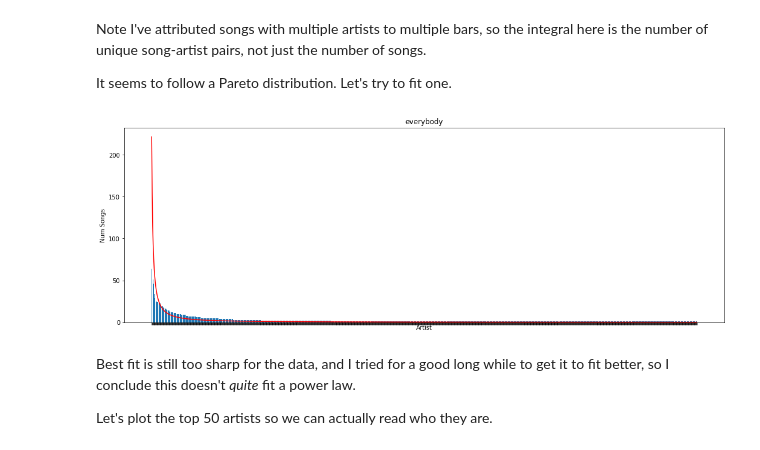
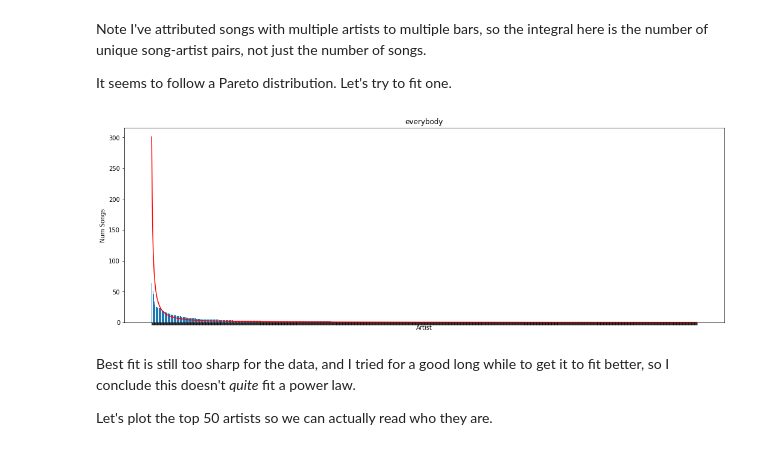
Before and after one commit to pavelkomarov/exportify, a Jupyter notebook: taste_analysis.ipynb, the cells around one changed output. Cells and saved outputs as stored; diff of their text form; code cells hidden in the pictures.

```diff
--- a/taste_analysis.ipynb
+++ b/taste_analysis.ipynb
@@ -60,7 +60,7 @@ for i,song in data.iterrows():
 
 # sort for histogram
 artists = pandas.DataFrame(artists.items(), columns=['Artist', 'Num Songs']
-                          ).sort_values('Num Songs', ascending=False)
+                          ).sort_values('Num Songs', ascending=False).reset_index(drop=True)
 print("number of unique artists:", artists.shape[0])
 
 pyplot.figure(figsize=(18, 6))
@@ -80,30 +80,33 @@ It seems to follow a Pareto distribution. Let's try to fit one.
 # %%
 # Let's find the best parameters. Need x, y data 'sampled' from the distribution for
 # parameter fit.
 y = []
 for i in range(artists.shape[0]):
 	for j in range(artists['Num Songs'][i]):
 		y.append(i) # just let y have histogram_index[artist] repeated for each song
+
+# sanity check. If the dataframe isn't sorted properly, y isn't either.
+#pyplot.figure()
+#pyplot.hist(y, bins=30)
+
 # The documentation is pretty bad, but this is okay:
 # https://stackoverflow.com/questions/6620471/fitting-empirical-distribution-to-theoretical-
 # ones-with-scipy-python
 param = pareto.fit(y, 100)
-pareto_fitted = len(y)*pareto.pdf(range(artists.shape[0]), *param[:-2], loc=param[-2],
-                                  scale=param[-1])
-# param = gamma.fit(y, 100) # gamma fits abysmally; see for yourself by uncommenting
-# gamma_fitted = len(y)*gamma.pdf(range(artists.shape[0]), *param[:-2], loc=param[-2],
-#                                 scale=param[-1])
+pareto_fitted = len(y)*pareto.pdf(range(artists.shape[0]), *param)
+# param = gamma.fit(y) # gamma fits abysmally; see for yourself by uncommenting
+# gamma_fitted = len(y)*gamma.pdf(range(artists.shape[0]), *param)
 
 pyplot.figure(figsize=(18, 6))
 pyplot.bar(artists['Artist'], artists['Num Songs'])
 pyplot.plot(pareto_fitted, color='r')
 #pyplot.plot(gamma_fitted, color='g')
 pyplot.xticks(visible=False)
 pyplot.xlabel(artists.columns[0])
 pyplot.ylabel(artists.columns[1])
 pyplot.title('everybody');
 # %% [output]
-[figure, old version]
+[figure, new version]
 # %% [markdown]
 Best fit is still too sharp for the data, and I tried for a good long while to get it to fit better, so I conclude this doesn't *quite* fit a power law.
 
```
Also changed, not shown: parts of 12 cells of this notebook.
